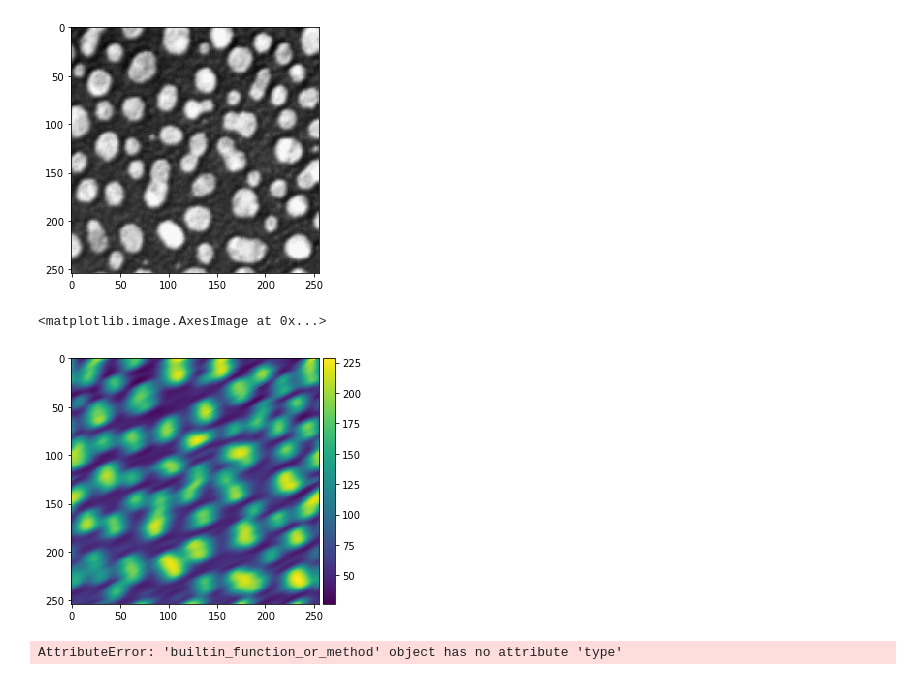
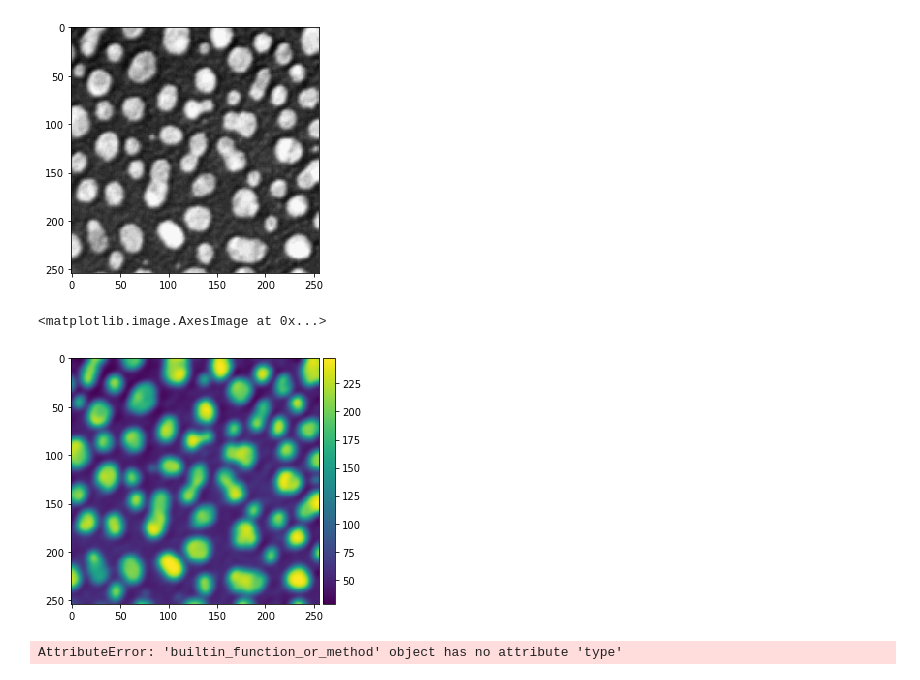
Before and after one commit to clEsperanto/pyclesperanto, a Jupyter notebook: demo/API_demo.ipynb, the cells around one changed output. Cells and saved outputs as stored; diff of their text form; code cells hidden in the pictures.

```diff
--- a/demo/API_demo.ipynb
+++ b/demo/API_demo.ipynb
@@ -14,12 +14,12 @@ imshow(image)
 <matplotlib.image.AxesImage at 0x...>
 [figure]
 # %%
-blurred = cle.gaussian_blur(image, sigma_x=3, sigma_y=3)
+blurred = cle.gaussian_blur(image, sigma_x=3, sigma_y=3, sigma_z=0)
 
 imshow(cle.pull(blurred))
 # %% [output]
 <matplotlib.image.AxesImage at 0x...>
-[figure, old version]
+[figure, new version]
 # %%
 imshow(blurred) # todo
 # %% [output]
```
Also changed, not shown: 1 other file.
